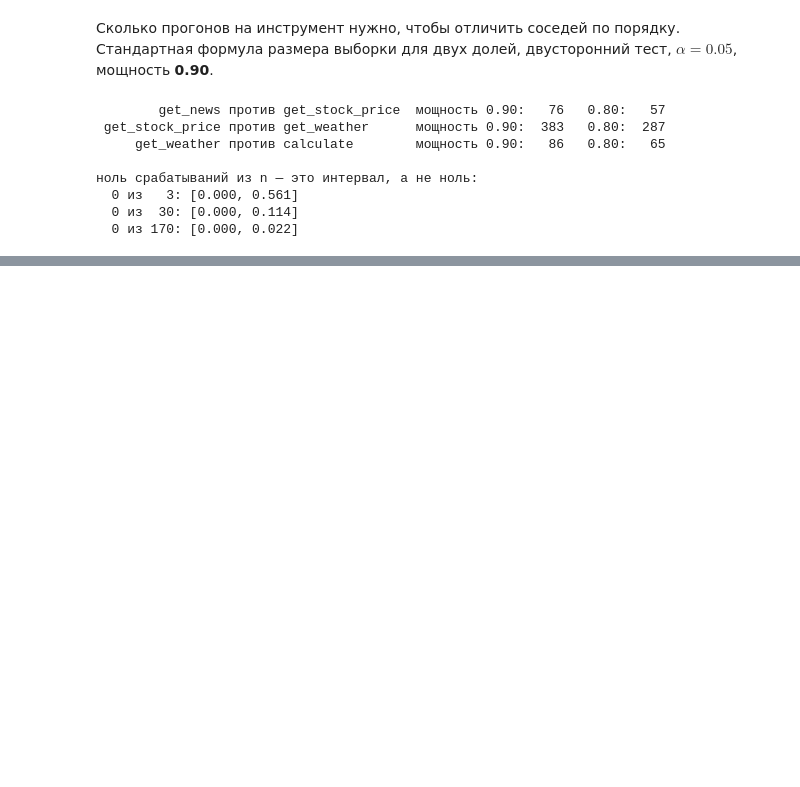
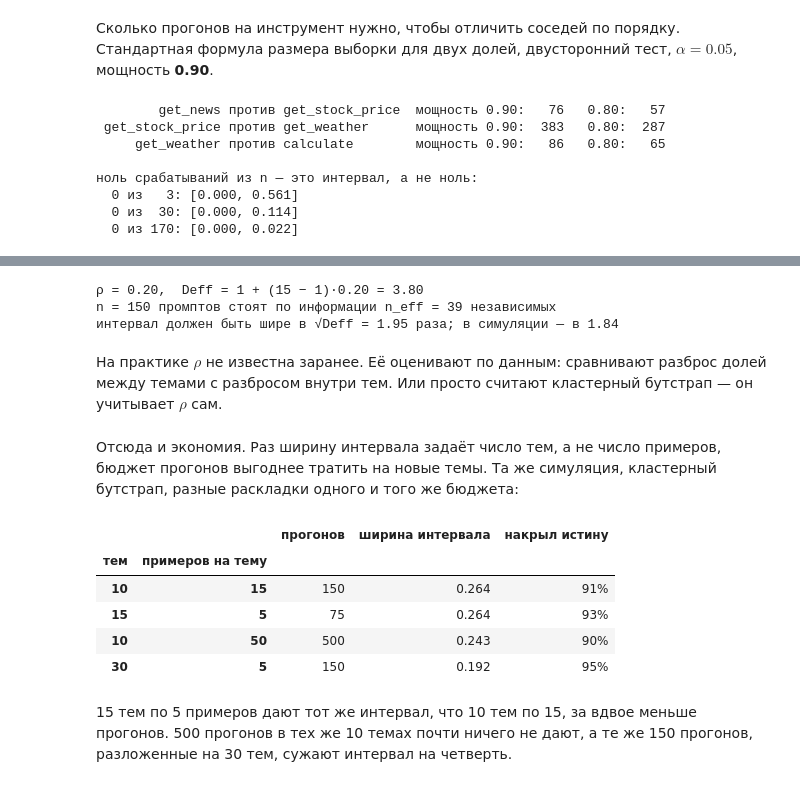
Before and after one commit to SadSabrina/ysda_agents, a Jupyter notebook: notebooks/02_agent_attribution.ipynb, the cells around one changed output, grey strips where cells are left out. Drawn from its saved outputs; the diff is of its cells as text; code cells hidden in the pictures; blank space fills up the shorter version.

```diff
--- a/notebooks/02_agent_attribution.ipynb
+++ b/notebooks/02_agent_attribution.ipynb
@@ -526,0 +551,21 @@ for name, est in [("попарно", paired), ("один базлайн", single
+# %%
+rng = np.random.default_rng(0)
+K, m, trials = 10, 15, 2000          # тем, промптов на тему, симуляций
+a, b = 1.2, 2.8                      # PN темы ~ Beta(a, b), среднее 0.3
+true_mean = a / (a + b)
+
+hit_w = hit_c = 0
+width_w, width_c = [], []
+for _ in range(trials):
+    flips = rng.binomial(m, rng.beta(a, b, K))                 # изменений в каждой теме
+    lo, hi = wilson_ci(flips.sum(), K * m)
+    hit_w += lo <= true_mean <= hi
+    width_w.append(hi - lo)
+    boot = flips[rng.integers(0, K, (2000, K))].sum(axis=1) / (K * m)   # темы целиком
+    lo, hi = np.percentile(boot, [2.5, 97.5])
+    hit_c += lo <= true_mean <= hi
+    width_c.append(hi - lo)
+
+print(f"{'':<22}{'накрыл истину':>15}{'средняя ширина':>17}")
+print(f"{'Уилсон по промптам':<22}{hit_w / trials:>15.1%}{np.mean(width_w):>17.3f}")
+print(f"{'бутстрап по темам':<22}{hit_c / trials:>15.1%}{np.mean(width_c):>17.3f}")
@@ -526,0 +618,49 @@ for name, est in [("попарно", paired), ("один базлайн", single
+# %%
+rho = 1 / (a + b + 1)
+deff = 1 + (m - 1) * rho
+print(f"ρ = {rho:.2f},  Deff = 1 + ({m} − 1)·{rho:.2f} = {deff:.2f}")
+print(f"n = {K * m} промптов стоят по информации n_eff = {K * m / deff:.0f} независимых")
+print(f"интервал должен быть шире в √Deff = {deff ** 0.5:.2f} раза; "
+      f"в симуляции — в {np.mean(width_c) / np.mean(width_w):.2f}")
+# %% [output]
+ρ = 0.20,  Deff = 1 + (15 − 1)·0.20 = 3.80
+n = 150 промптов стоят по информации n_eff = 39 независимых
+интервал должен быть шире в √Deff = 1.95 раза; в симуляции — в 1.84
+# %% [markdown]
+На практике $\rho$ не известна заранее. Её оценивают по данным: сравнивают
+разброс долей между темами с разбросом внутри тем. Или просто считают
+кластерный бутстрап — он учитывает $\rho$ сам.
+# %% [markdown]
+Отсюда и экономия. Раз ширину интервала задаёт число тем, а не число
+примеров, бюджет прогонов выгоднее тратить на новые темы. Та же симуляция,
+кластерный бутстрап, разные раскладки одного и того же бюджета:
+# %%
+def cluster_width(K, m, trials=1000):
+    # средняя ширина кластерного 95 % интервала и доля симуляций, где он накрыл истину
+    hits, widths = 0, []
+    for _ in range(trials):
+        flips = rng.binomial(m, rng.beta(a, b, K))
+        boot = flips[rng.integers(0, K, (1000, K))].sum(axis=1) / (K * m)
+        lo, hi = np.percentile(boot, [2.5, 97.5])
+        hits += lo <= true_mean <= hi
+        widths.append(hi - lo)
+    return hits / trials, np.mean(widths)
+
+rng = np.random.default_rng(0)
+rows = []
+for K, m in [(10, 15), (15, 5), (10, 50), (30, 5)]:
+    cover, width = cluster_width(K, m)
+    rows.append({"тем": K, "примеров на тему": m, "прогонов": K * m,
+                 "ширина интервала": round(width, 3), "накрыл истину": f"{cover:.0%}"})
+pd.DataFrame(rows).set_index(["тем", "примеров на тему"])
+# %% [output]
+|  |  | прогонов | ширина интервала | накрыл истину |
+| тем | примеров на тему |  |  |  |
+| 10 | 15 | 150 | 0.264 | 91% |
+| 15 | 5 | 75 | 0.264 | 93% |
+| 10 | 50 | 500 | 0.243 | 90% |
+| 30 | 5 | 150 | 0.192 | 95% |
+# %% [markdown]
+15 тем по 5 примеров дают тот же интервал, что 10 тем по 15, за вдвое меньше
+прогонов. 500 прогонов в тех же 10 темах почти ничего не дают, а те же 150
+прогонов, разложенные на 30 тем, сужают интервал на четверть.
```
Also changed, not shown: parts of 15 cells of this notebook, 3 other files.
